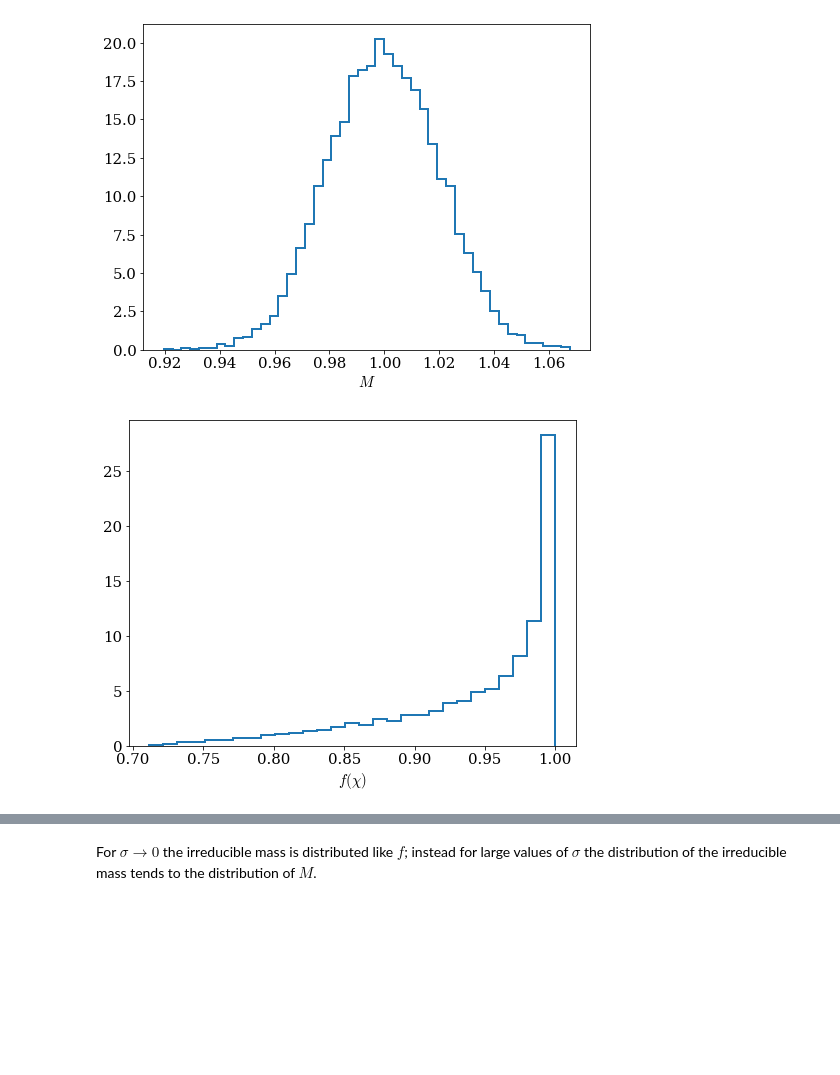
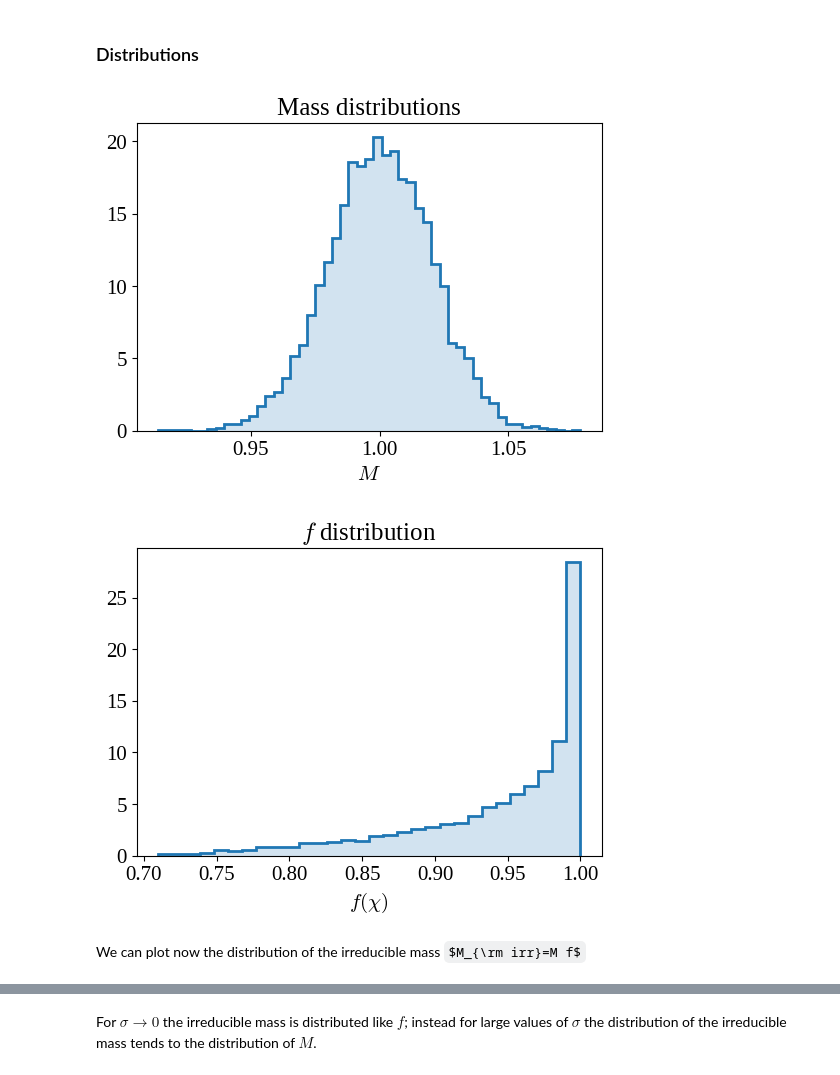
Before and after one commit to Alexpedro130/astrostatistics_bicocca_2023, a Jupyter notebook: working/L07_irreducible_mass.ipynb, the cells around one changed output, grey strips where cells are left out. Drawn from its saved outputs; the diff is of its cells as text; code cells hidden in the pictures; some formulas as TeX source; blank space fills up the shorter version.

Commit message:
Edit irreducible mass

```diff
--- a/working/L07_irreducible_mass.ipynb
+++ b/working/L07_irreducible_mass.ipynb
@@ -3,9 +19,11 @@ import numpy as np
 import matplotlib.pyplot as plt
 import scipy.stats
 from scipy import integrate
+from sklearn.model_selection import GridSearchCV
+from sklearn.neighbors import KernelDensity
 
 plt.rcParams['font.family'] = 'serif'
 plt.rcParams['mathtext.fontset'] = 'cm'
 plt.rcParams['font.serif'] = ['Liberation Serif'] + plt.rcParams['font.serif']
 plt.rcParams['font.size']=15
-plt.rcParams['figure.figsize']=[8,6]
+plt.rcParams['figure.figsize']=[6,4]
@@ -16,25 +79,30 @@ def f(chi):
+# %% [markdown]
+### Distributions
 # %%
 N=10000
 scale=0.02
 mean=1
 
-#define the normal distribution of the masses
 M=np.random.normal(loc=mean, scale=scale, size=N)
-plt.hist(M, density=True, histtype='step', bins="scott", lw=2);
+plt.hist(M, density=True, histtype='step', bins="scott", lw=2)
+plt.hist(M, density=True, bins="scott", alpha=0.2, color="C0")
 plt.xlabel('$M$')
+plt.title('Mass distributions')
 plt.show()
 # %% [output]
-[figure, old version]
+[figure, new version]
 # %%
-#consider now the distribution of the spin
-
 chi=np.random.uniform(0,1,N)
 m=f(chi)
-plt.hist(m, density=True, histtype='step', bins="scott", lw=2);
+plt.hist(m, density=True, histtype='step', bins="scott", lw=2)
+plt.hist(m, density=True, bins="scott", alpha=0.2, color="C0")
 plt.xlabel('$f(\chi)$')
+plt.title('$f$ distribution')
 plt.show()
 # %% [output]
-[figure, old version]
+[figure, new version]
+# %% [markdown]
+We can plot now the distribution of the irreducible mass $M_{\rm irr}=M f$
 # %%
 #the distribution of the irreducible mass can be obtained by multypling the two distributions
 
```
Also changed, not shown: parts of 16 cells of this notebook.
